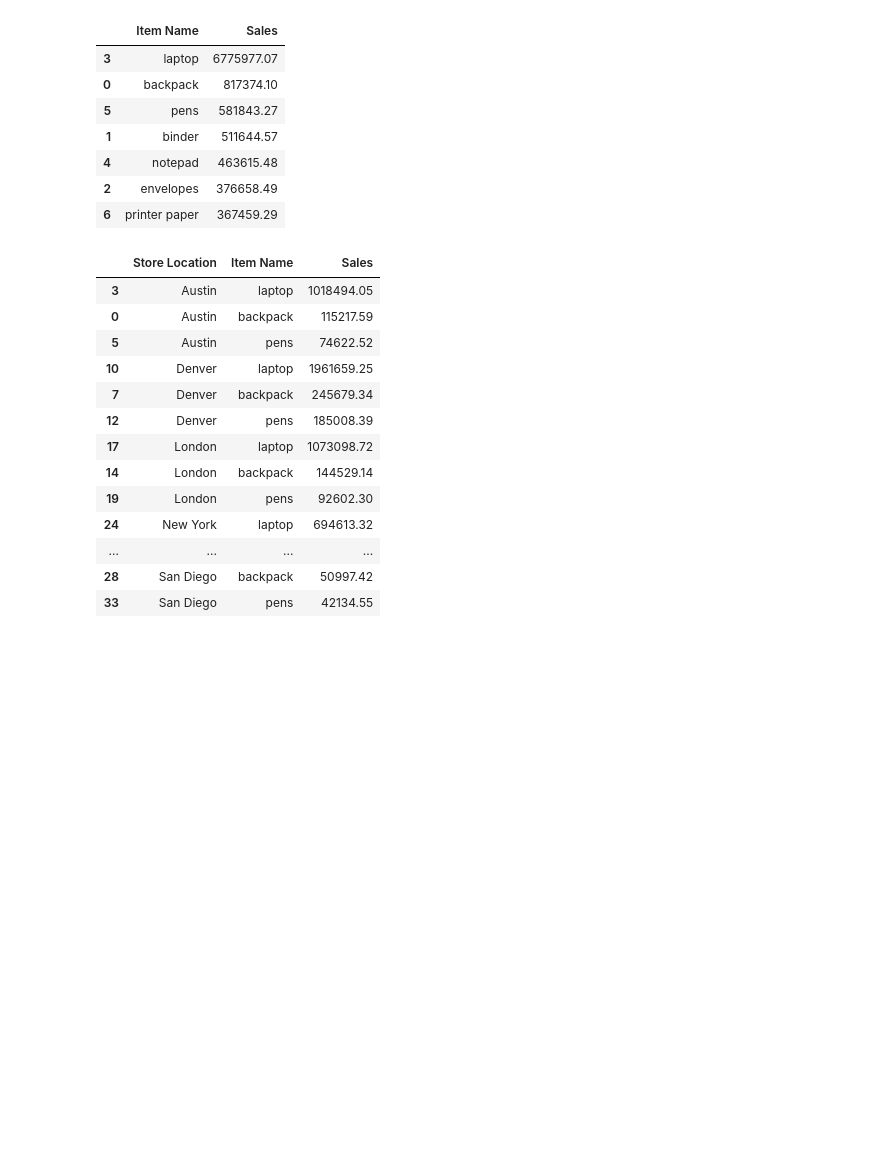
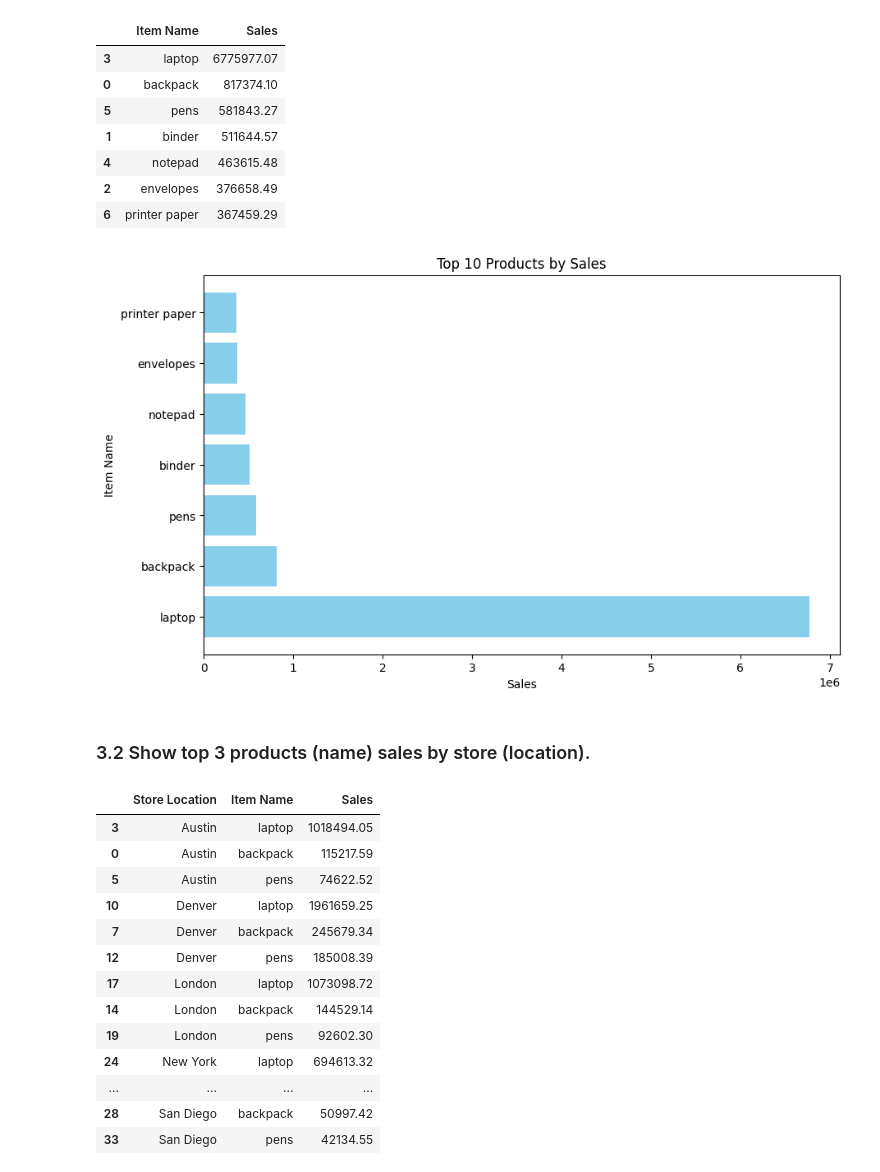
Before and after one commit to sawzwe/bigdata_project3, a Jupyter notebook: project_3.ipynb, the cells around one changed output. Cells and saved outputs as stored; diff of their text form; code cells hidden in the pictures; blank space fills up the shorter version.

Commit message:
Report Added, Graphs Added

```diff
--- a/project_3.ipynb
+++ b/project_3.ipynb
@@ -82,6 +90,23 @@ top_10_products
 | 4 | notepad | 463615.48 |
 | 2 | envelopes | 376658.49 |
 | 6 | printer paper | 367459.29 |
+# %%
+# Extract the data for plotting
+item_names = top_10_products['Item Name']
+sales = top_10_products['Sales']
+
+# Create a bar chart
+plt.figure(figsize=(10, 6))
+plt.barh(item_names, sales, color='skyblue')
+plt.xlabel('Sales')
+plt.ylabel('Item Name')
+plt.title('Top 10 Products by Sales')
+
+plt.show()
+# %% [output]
+[figure, added]
+# %% [markdown]
+### 3.2 Show top 3 products (name) sales by store (location).
 # %%
 # Create a list to store product names, sales, and store locations
 product_sales_location = []
```
Also changed, not shown: parts of 20 cells of this notebook, 1 other file.
